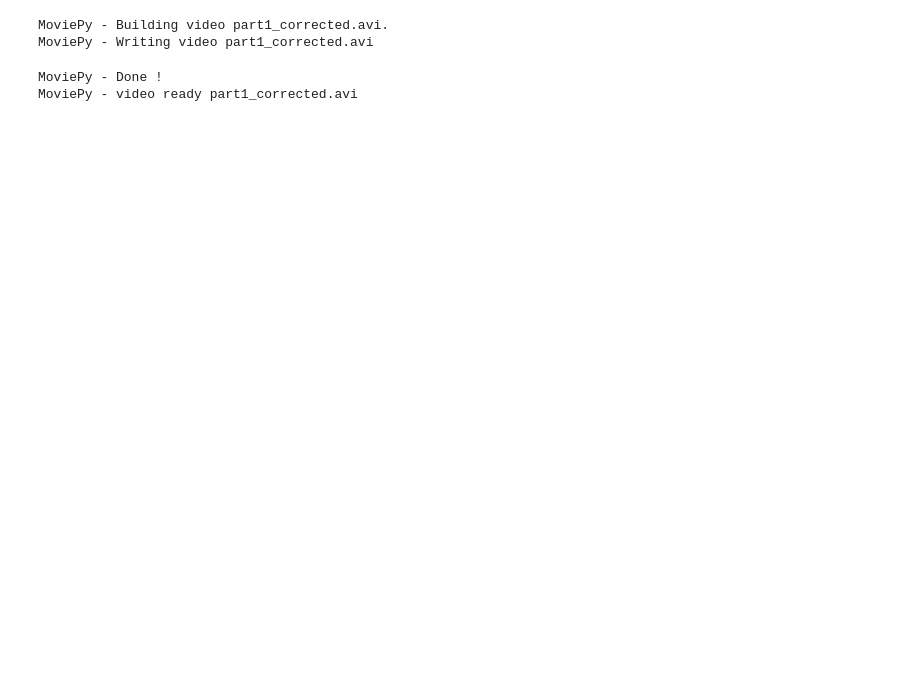
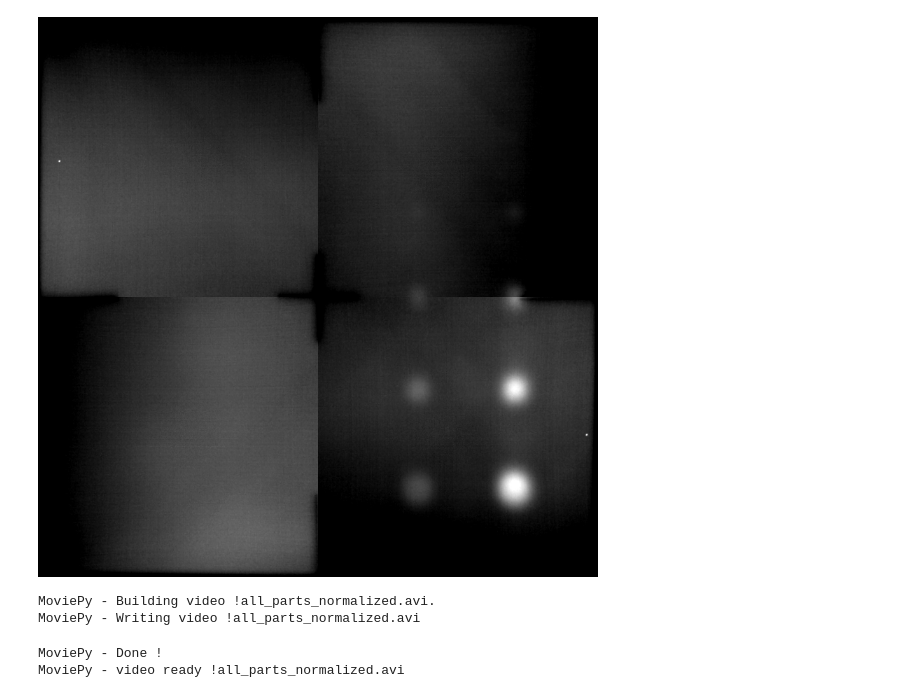
Before and after one commit to RenderAlien/thermograms, a Jupyter notebook: main.ipynb, the cells around one changed output. Drawn from its saved outputs; the diff is of its cells as text; code cells hidden in the pictures; blank space fills up the shorter version.

Commit message:
self.shape & improved distorted & lin_transform & homography_transform

```diff
--- a/main.ipynb
+++ b/main.ipynb
@@ -1,18 +1,22 @@
 # %%
 #Импортирование библиотек
-from Timage import Timage
+from Timage import *
 import numpy as np
 import scipy.io as sc
-from PIL import Image
+#from PIL import Image
 from tqdm import trange
 
-m = sc.loadmat('resources/mat_files/part1.mat')
+m = [sc.loadmat(f'resources/mat_files/part{i}.mat') for i in range(1, 5)]
+for i in range(1, 4):
+    m[i]['A'] = m[i][chr(ord('A') + i)]
+    del m[i][chr(ord('A') + i)]
 
-#Берет n-ое изображение из sector_one.mat
-def get_timage(n):
-    global m
-    arr = np.array([[m['A'][j][i][n] for j in range(len(m['A']))] for i in range(len(m['A']))], dtype=np.float32)
-    return Timage(array=arr)
+#def get_timage(n, file=m[0]):
+#    arr = np.array([[file['A'][j][i][n] for j in range(len(file['A']))] for i in range(len(file['A'][0]))], dtype=np.float32)
+#    return Timage(array=arr)
+# %%
+def get_timage(n, file=m[0]):
+    return Timage(array=file['A'][:, :, n])
 # %%
 class DefectMap:
     def __init__(self, array):
@@ -99,3 +44,15 @@ tim.distorted([1, -0.0000015, 4.8*0.000001**2], scale=1.2).show(contrast_level=0
-# %%
-for frame in trange(1000):
-    get_timage(frame).distorted([1, -0.0000015, 4.8*0.000001**2], scale=1.2).show(contrast_level=0.94).save(f'temp/{frame}.png')
+# %%
+def get_full_timage(frame):
+    left = merge(
+        get_timage(frame, m[3]).rotated(180, True).distorted(CAM_K, scale=1.2).homography_transform([[55, 120], [55, 595], [495, 117], [504, 591]], [[0, 0], [0, 399], [399, 0], [399, 399]], (400, 400)),
+        get_timage(frame, m[1]).rotated(-90, True).distorted(CAM_K, scale=1.2).homography_transform([[180, 39], [180, 498], [610, 43], [610, 496]], [[0, 0], [0, 399], [399, 0], [399, 399]], (400, 400))
+    )
+    right = merge(
+        get_timage(frame, m[2]).rotated(90, True).distorted(CAM_K, scale=1.2).homography_transform([[157, 93], [160, 539], [578, 85], [582, 539]], [[0, 0], [0, 399], [399, 0], [399, 399]], (400, 400)),
+        get_timage(frame, m[0]).distorted(CAM_K, scale=1.2).homography_transform([[80, 174], [83, 631], [511, 171], [511, 631]], [[0, 0], [0, 399], [399, 0], [399, 399]], (400, 400))
+    )
+    return merge(left, right, False)
+# %%
+get_full_timage(480).show(contrast_level=0.98)
+# %% [output]
+[figure, added]
@@ -103,7 +65,7 @@ for frame in trange(1000):
 from moviepy import ImageSequenceClip
 from os import listdir
 
-output_video = "part1_corrected.avi"
+output_video = "!all_parts_normalized.avi"
 fps = 120
 
 files = [f'temp/{frame}.png' for frame in range(1000)]
@@ -112,7 +74,7 @@ clip = ImageSequenceClip(files, fps=fps)
 
 clip.write_videofile(output_video, audio=False, codec='png')
 # %% [output]
-MoviePy - Building video part1_corrected.avi.
-MoviePy - Writing video part1_corrected.avi
+MoviePy - Building video !all_parts_normalized.avi.
+MoviePy - Writing video !all_parts_normalized.avi
 MoviePy - Done !
-MoviePy - video ready part1_corrected.avi
+MoviePy - video ready !all_parts_normalized.avi
```
Also changed, not shown: parts of 7 cells of this notebook, 1 other file.
